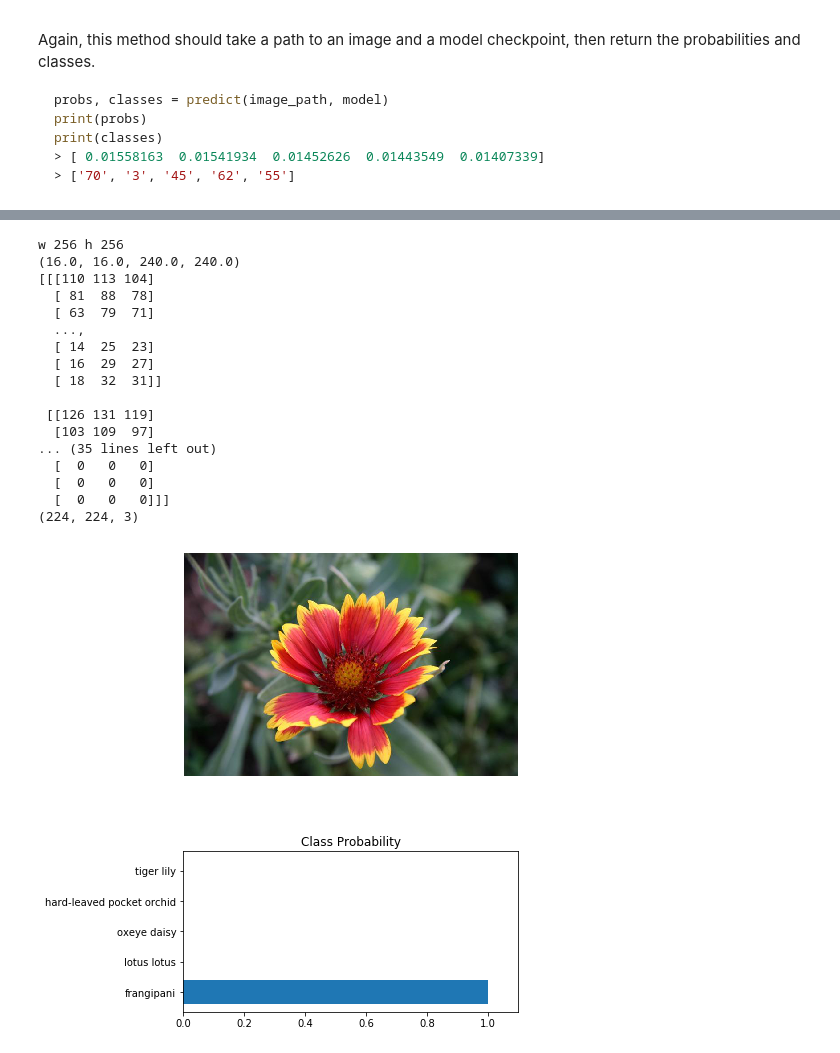
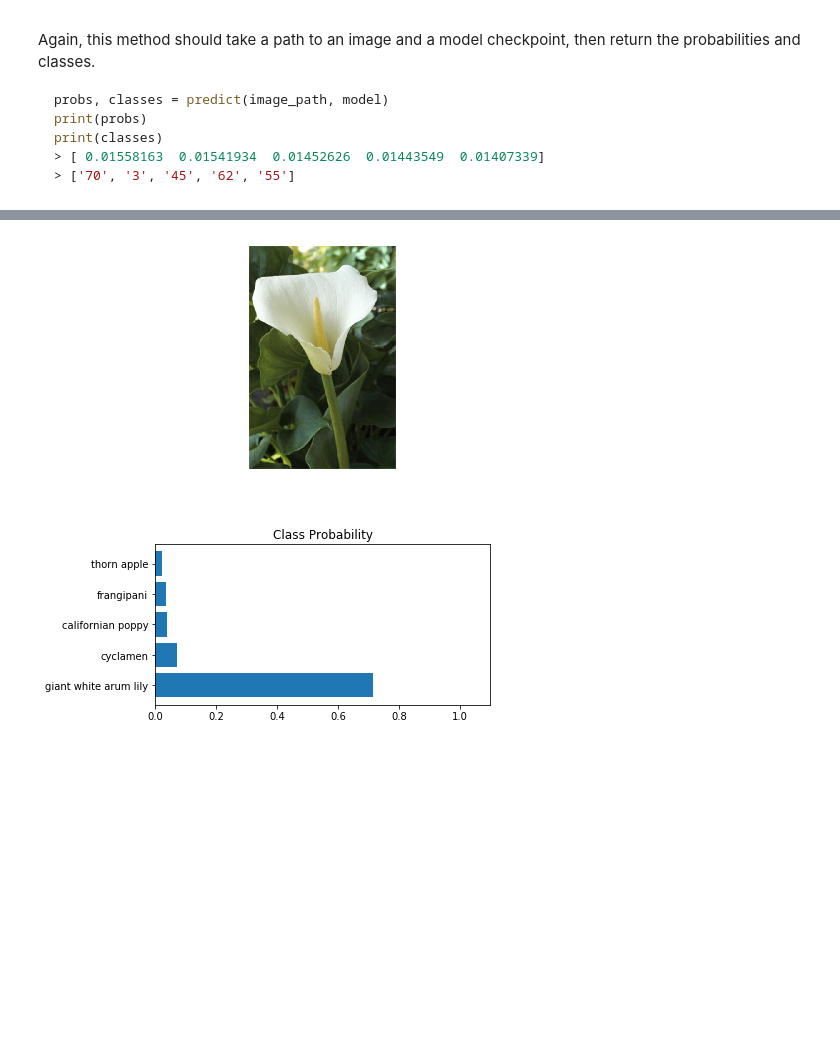
Before and after one commit to kedevked/p2_image_classifier, a Jupyter notebook: Image Classifier Project.ipynb, the cells around one changed output, grey strips where cells are left out. Saved outputs shown, nothing was run; the diff lists cells and outputs as text; code cells hidden in the pictures; blank space fills up the shorter version.

Commit message:
fix bugs
test if gpu is available
fix prediction issue

```diff
--- a/Image Classifier Project.ipynb
+++ b/Image Classifier Project.ipynb
@@ -241,7 +241,6 @@ def process_image(image):
     image.thumbnail(size, Image.ANTIALIAS)
 
     width, height = size   # Get dimensions
-    print('w', width, 'h', height)
     new_width, new_height = 224, 224
 
     left = (width - new_width)/2
@@ -249,15 +248,26 @@ def process_image(image):
     right = (width + new_width)/2
     bottom = (height + new_height)/2
 
-    print((left, top, right, bottom))
     image = image.crop((left, top, right, bottom))
 
     # im.crop(8, 8, 248, 248)
-    np_image = np.array(image)
-    print(np_image)
-    print(np_image.shape)
-    np_norm =  ( np_image - np.array([0.485, 0.456, 0.406]) ) / np.array([0.229, 0.224, 0.225])
-    return np_norm.transpose((-1, 0, 1))
+    np_image = np.array(image)/255
+
+    chan1 = np_image[:,:,0]
+    chan2 = np_image[:,:,1]
+    chan3 = np_image[:,:,2]
+
+    chan1 = (chan1 - 0.485)/(0.229)
+    chan2 = (chan2 - 0.456)/(0.224)
+    chan3 = (chan3 - 0.406)/(0.225)
+
+    np_image[:,:,0] = chan1
+    np_image[:,:,1] = chan2
+    np_image[:,:,2] = chan3
+
+
+    # np_norm =  ( np_image - np.array([0.485, 0.456, 0.406]) ) / np.array([0.229, 0.224, 0.225])
+    return np_image.transpose((-1, 0, 1))
 # %% [markdown]
 To check your work, the function below converts a PyTorch tensor and displays it in the notebook. If your `process_image` function works, running the output through this function should return the original image (except for the cropped out portions).
 # %%
@@ -330,48 +340,31 @@ You can convert from the class integer encoding to actual flower names with the
 # %%
 # TODO: Display an image along with the top 5 classes
 # Plot the image and probabilities
 def view_classify(img, ps, classes):
     ''' Function for viewing an image and it's predicted classes.
     '''
     # ps = ps.data.numpy().squeeze()
 
     fig, (ax1, ax2) = plt.subplots(figsize=(6,9), nrows=2)
 
     ax1.imshow(Image.open(img))
     ax1.axis('off')
     ax2.barh(np.arange(len(ps)), ps)
     ax2.set_aspect(0.1)
     flowers_name = [cat_to_name[index] for index in classes]
     ax2.set_yticks(np.arange(len(flowers_name)))
     ax2.set_yticklabels(flowers_name, size='medium');
     ax2.set_title('Class Probability')
     ax2.set_xlim(0, 1.1)
 
 # Test the network
 
 # predict output
-image = 'flowers/test/100/image_07938.jpg'
+image = 'flowers/test/20/image_04910.jpg'
 model_loaded = load_checkpoint('checkpoint.pth')
 ps, classes = predict(image, model_loaded, 5)
 
 # Plot the image and probabilities
 view_classify(image, ps, classes)
 # %% [output]
-w 256 h 256
-(16.0, 16.0, 240.0, 240.0)
-[[[110 113 104]
-  [ 81  88  78]
-  [ 63  79  71]
-  ...,
-  [ 14  25  23]
-  [ 16  29  27]
-  [ 18  32  31]]
-
- [[126 131 119]
-  [103 109  97]
-... (35 lines left out)
-  [  0   0   0]
-  [  0   0   0]
-  [  0   0   0]]]
-(224, 224, 3)
-[figure, old version]
+[figure, new version]
```
Also changed, not shown: parts of 2 cells of this notebook, 2 other files.
